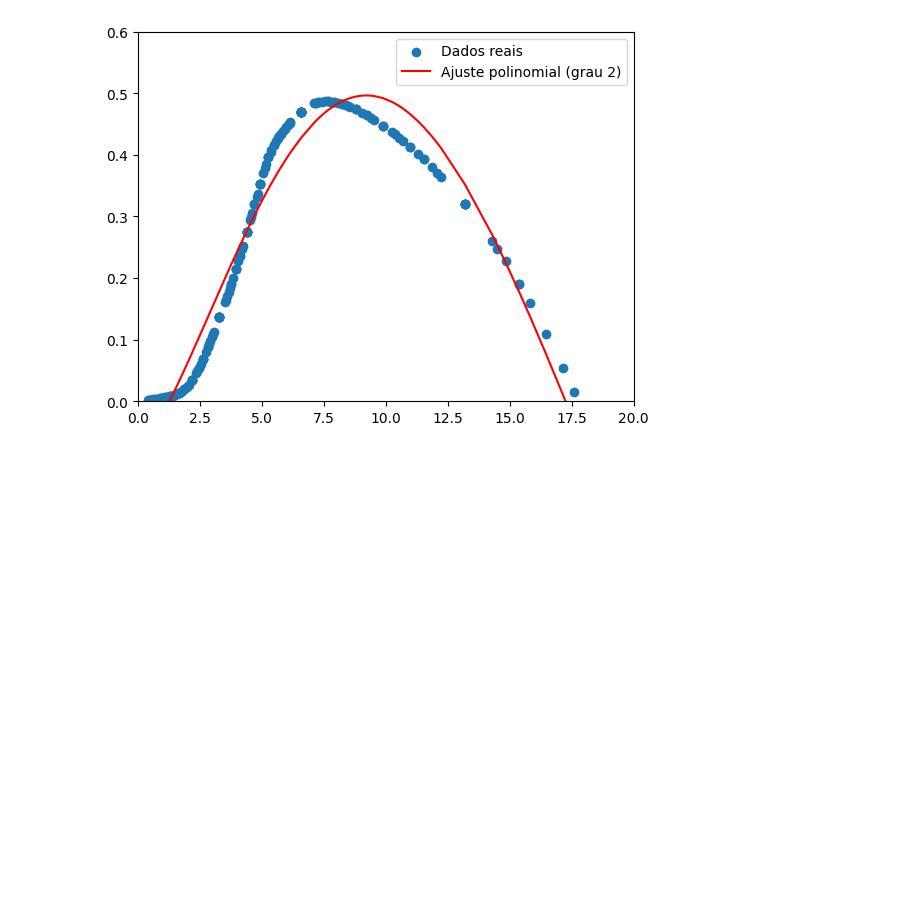
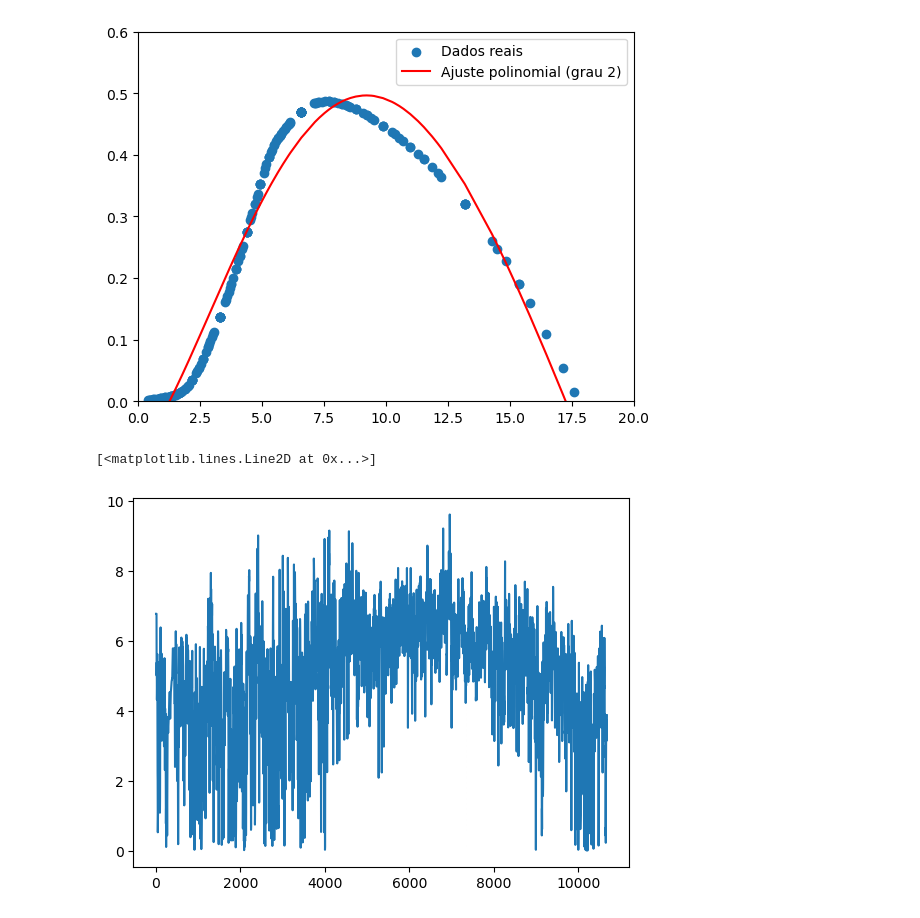
Before and after one commit to cduartes0203/ControleRobustoArtigo, a Jupyter notebook: Artigo_V1.ipynb, the cells around one changed output. Saved outputs shown, nothing was run; the diff lists cells and outputs as text; code cells hidden in the pictures; blank space fills up the shorter version.

```diff
--- a/Artigo_V1.ipynb
+++ b/Artigo_V1.ipynb
@@ -94,3 +94,11 @@ plt.legend()
 plt.show()
 # %% [output]
 [figure]
+# %%
+path  = 'data_tibau.csv'
+df = pd.read_csv(path, header=None)
+v = df.iloc[:,1].values
+plt.plot(v)
+# %% [output]
+[<matplotlib.lines.Line2D at 0x...>]
+[figure, added]
```
Also changed, not shown: parts of 4 cells of this notebook, 2 other files.
